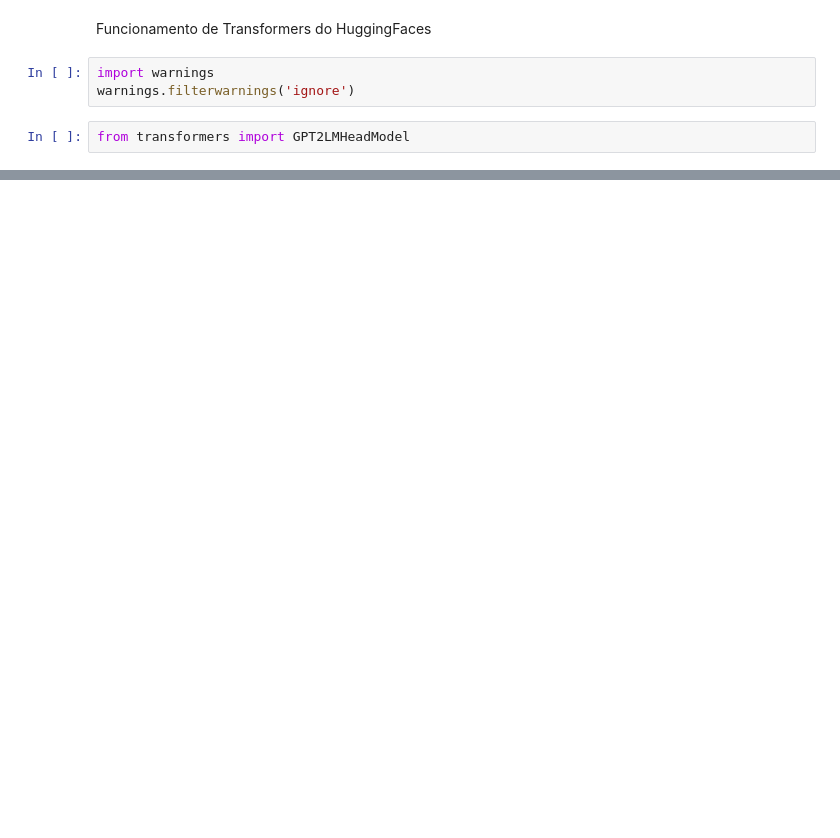
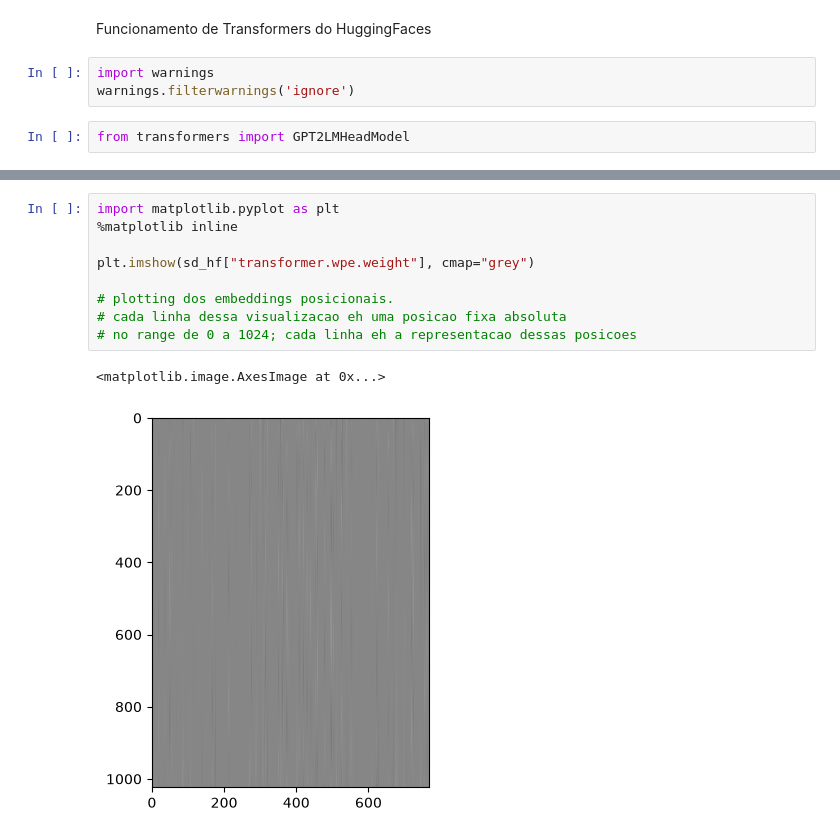
Before and after one commit to grutex/minigpt2, a Jupyter notebook: play.ipynb, the cells around one changed output, grey strips where cells are left out. Saved outputs shown, nothing was run; the diff lists cells and outputs as text; blank space fills up the shorter version.

```diff
--- a/play.ipynb
+++ b/play.ipynb
@@ -34,0 +45,12 @@ lm_head.weight torch.Size([50257, 768])
+# %%
+import matplotlib.pyplot as plt
+%matplotlib inline
+
+plt.imshow(sd_hf["transformer.wpe.weight"], cmap="grey")
+
+# plotting dos embeddings posicionais.
+# cada linha dessa visualizacao eh uma posicao fixa absoluta
+# no range de 0 a 1024; cada linha eh a representacao dessas posicoes
+# %% [output]
+<matplotlib.image.AxesImage at 0x...>
+[figure, added]
```
Also changed, not shown: parts of 5 cells of this notebook, 3 other files.
